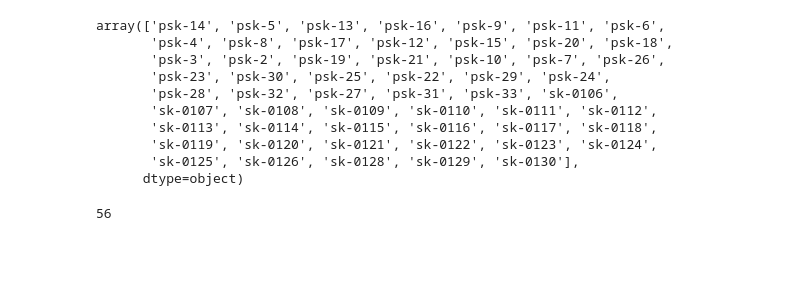
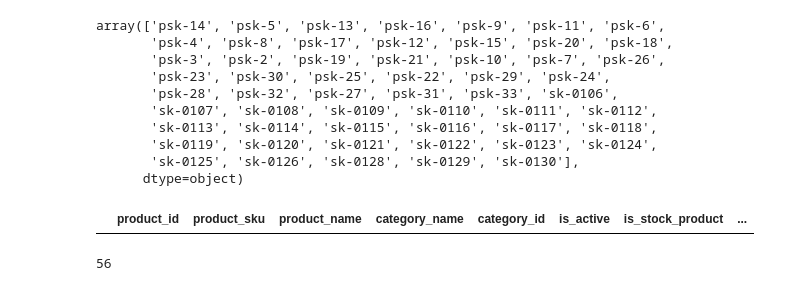
Before and after one commit to OmarHory/POS_CHATBOT_TEXT_TO_SQL, a Jupyter notebook: data_notebooks/orders/process_tables.ipynb, the cells around one changed output. Saved outputs shown, nothing was run; the diff lists cells and outputs as text; code cells hidden in the pictures; blank space fills up the shorter version.

```diff
--- a/data_notebooks/orders/process_tables.ipynb
+++ b/data_notebooks/orders/process_tables.ipynb
@@ -171,6 +250,10 @@ array(['psk-14', 'psk-5', 'psk-13', 'psk-16', 'psk-9', 'psk-11', 'psk-6',
        'sk-0119', 'sk-0120', 'sk-0121', 'sk-0122', 'sk-0123', 'sk-0124',
        'sk-0125', 'sk-0126', 'sk-0128', 'sk-0129', 'sk-0130'],
       dtype=object)
+# %%
+products[products.product_name.isnull()]
+# %% [output]
+|  | product_id | product_sku | product_name | category_name | category_id | is_active | is_stock_product | ... |
 # %%
 products.product_sku.nunique()
 # %% [output]
```
Also changed, not shown: parts of 6 cells of this notebook, 4 other files.
